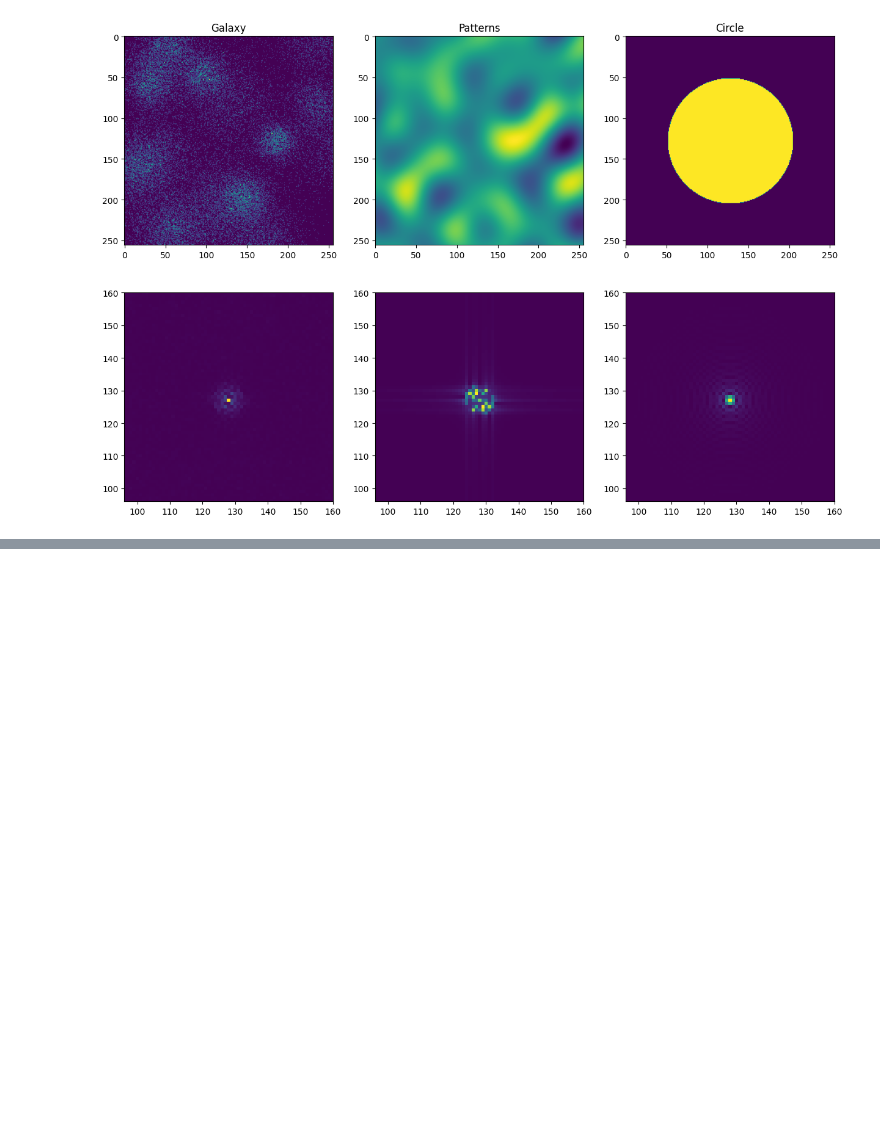
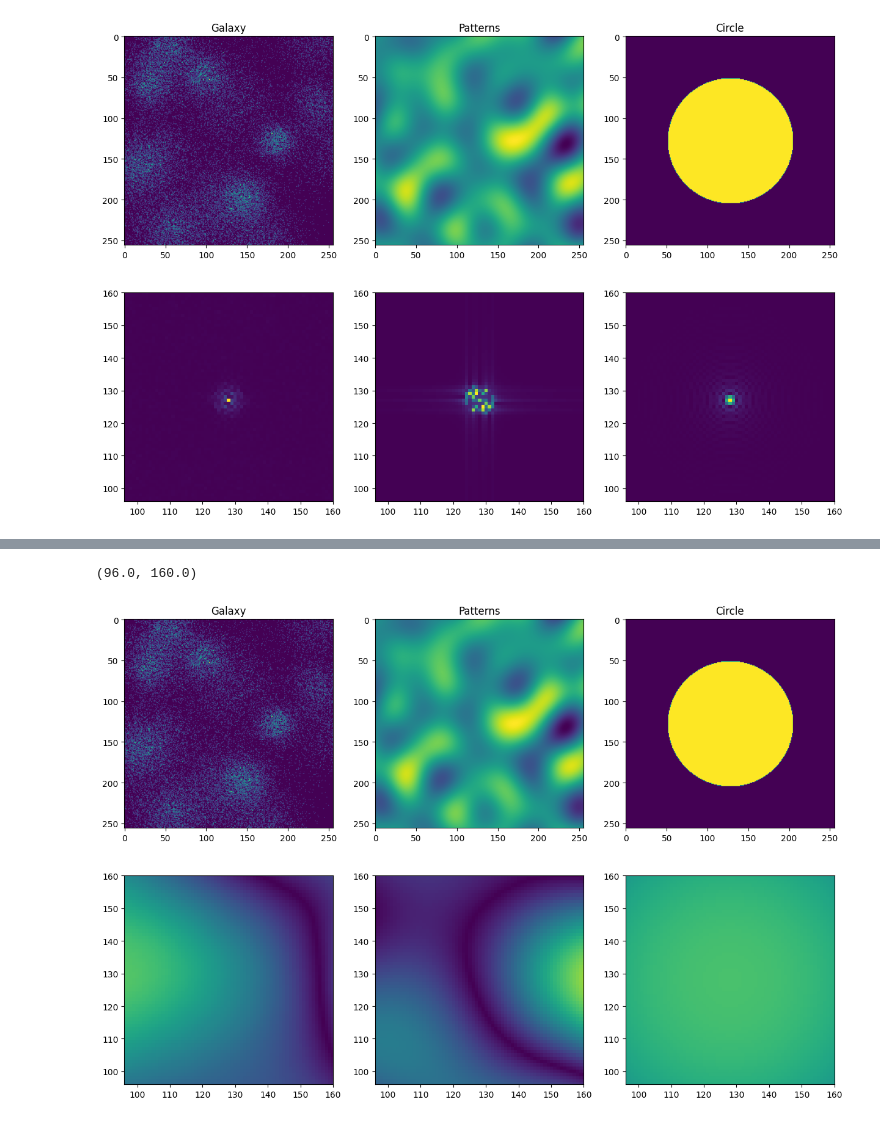
Before and after one commit to andrinr/asim, a Jupyter notebook: fft/potential.ipynb, the cells around one changed output, grey strips where cells are left out. Saved outputs shown, nothing was run; the diff lists cells and outputs as text; code cells hidden in the pictures; blank space fills up the shorter version.

Commit message:
potential

```diff
--- a/fft/potential.ipynb
+++ b/fft/potential.ipynb
@@ -176,7 +176,7 @@ def ifft_2d(signal):
 
     return y
 # %%
-def get_potential(x, dim_x = 10, dim_y = 10):
+def get_potential(x):
     n = x.shape[0]
     rho = np.mean(x)
 
@@ -187,8 +187,20 @@ def get_potential(x, dim_x = 10, dim_y = 10):
 
     x = -x
 
-    delta_k_x = 2 * np.pi / dim_x
-    delta_k_y = 2 * np.pi / dim_y
+    kx, ky = np.meshgrid(np.fft.fftfreq(x.shape[0]), np.fft.fftfreq(x.shape[1]))
+    x = -x / (4 * np.pi**2 * (kx**2 + ky**2))
 
-    k_x = np.fft.fftfreq(n) * n * delta_k_x
-    k_y = np.fft.fftfreq(n) * n * delta_k_y
+    print(x.shape)
+    print(kx.shape)
+    print(ky.shape)
+
+    x[np.logical_or(kx == 0, ky == 0)] = 0
+
+    # Apply the inverse 2D FFT to get the real-space potential
+    x = np.real(ifft_2d(x))
+
+    return x
+# %%
+potential_galaxy = get_potential(sample_galaxy())
+potential_patterns = get_potential(sample_patterns())
+potential_circle = get_potential(sample_circle())
@@ -194,0 +217,18 @@ def get_potential(x, dim_x = 10, dim_y = 10):
+# %%
+fig, axs = plt.subplots(2, 3)
+fig.set_size_inches(15, 10)
+
+axs[0, 0].imshow(sample_galaxy())
+axs[0, 1].imshow(sample_patterns())
+axs[0, 2].imshow(sample_circle())
+
+axs[1, 0].imshow(np.abs(potential_galaxy))
+axs[1, 1].imshow(np.abs(potential_patterns))
+axs[1, 2].imshow(np.abs(potential_circle))
+
+axs[0, 0].set_title("Galaxy")
+axs[0, 1].set_title("Patterns")
+axs[0, 2].set_title("Circle")
+# %% [output]
+(96.0, 160.0)
+[figure, added]
```
Also changed, not shown: parts of 1 cell of this notebook.
